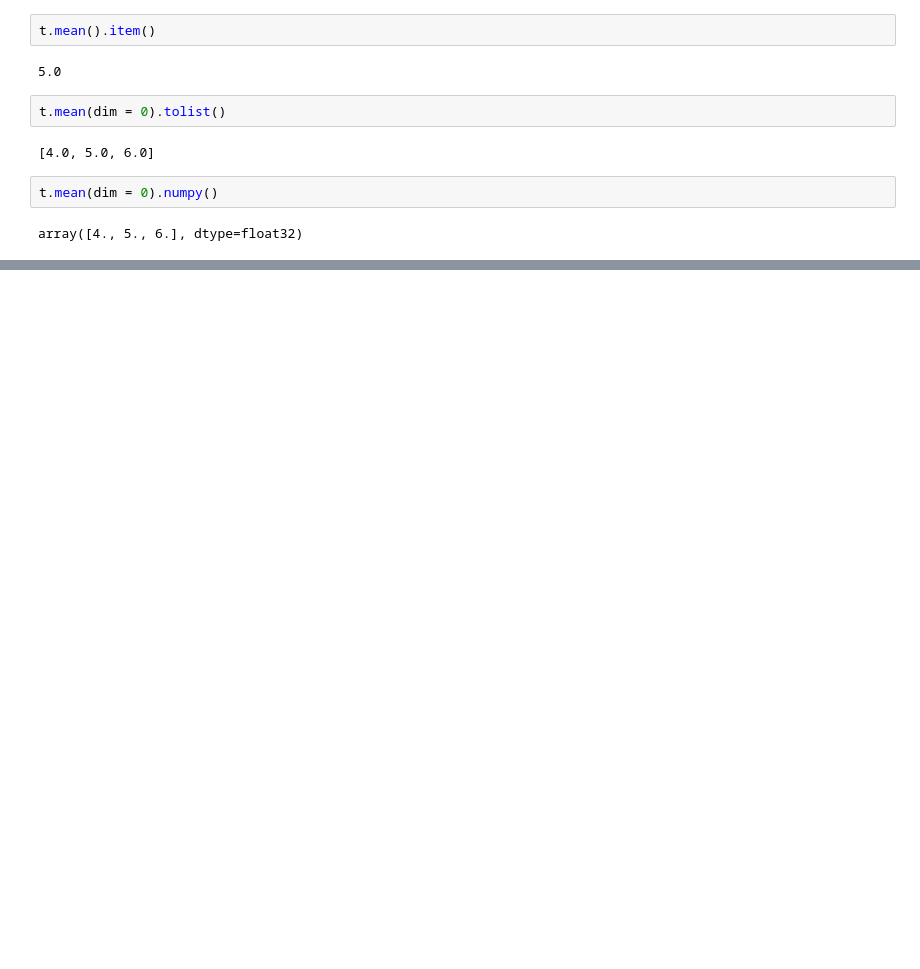
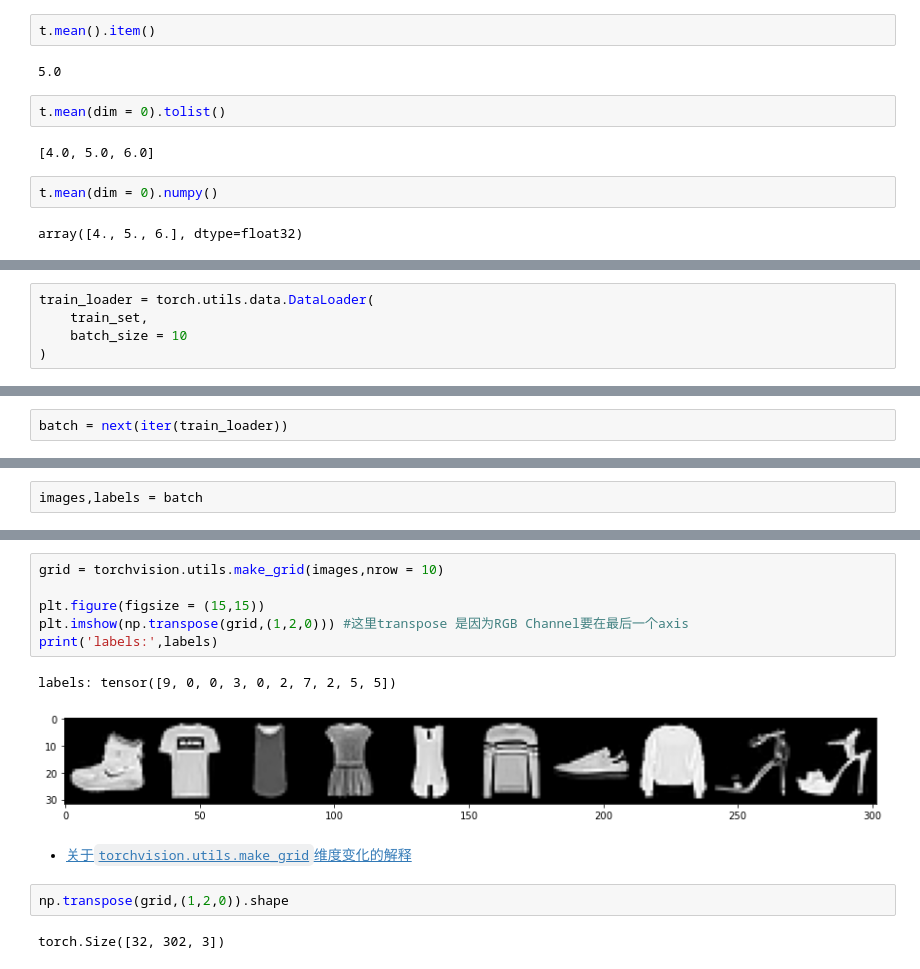
Before and after one commit to StephLee12/Python_codes, a Jupyter notebook: PytorchLearn.ipynb, the cells around one changed output, grey strips where cells are left out. Drawn from its saved outputs; the diff is of its cells as text; blank space fills up the shorter version.

```diff
--- a/PytorchLearn.ipynb
+++ b/PytorchLearn.ipynb
@@ -689,0 +736,5 @@ array([4., 5., 6.], dtype=float32)
+# %%
+train_loader = torch.utils.data.DataLoader(
+    train_set,
+    batch_size = 10
+)
@@ -689,0 +780,2 @@ array([4., 5., 6.], dtype=float32)
+# %%
+batch = next(iter(train_loader))
@@ -689,0 +790,2 @@ array([4., 5., 6.], dtype=float32)
+# %%
+images,labels = batch
@@ -689,0 +800,15 @@ array([4., 5., 6.], dtype=float32)
+# %%
+grid = torchvision.utils.make_grid(images,nrow = 10)
+
+plt.figure(figsize = (15,15))
+plt.imshow(np.transpose(grid,(1,2,0))) #这里transpose 是因为RGB Channel要在最后一个axis
+print('labels:',labels)
+# %% [output]
+labels: tensor([9, 0, 0, 3, 0, 2, 7, 2, 5, 5])
+[figure, added]
+# %% [markdown]
+- [关于``torchvision.utils.make_grid``维度变化的解释](https://www.cnblogs.com/aoru45/p/10629025.html)
+# %%
+np.transpose(grid,(1,2,0)).shape
+# %% [output]
+torch.Size([32, 302, 3])
```
Also changed, not shown: parts of 27 cells of this notebook, 10 other files.
